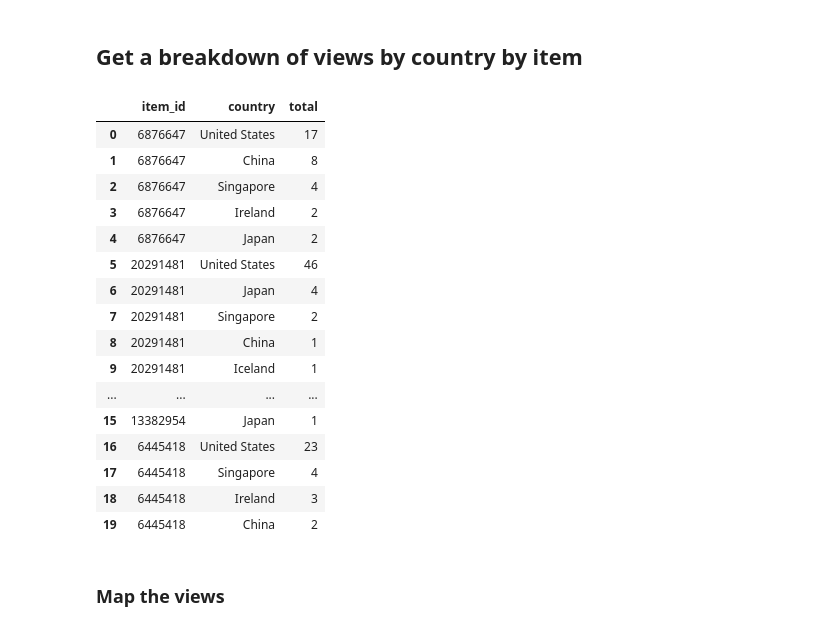
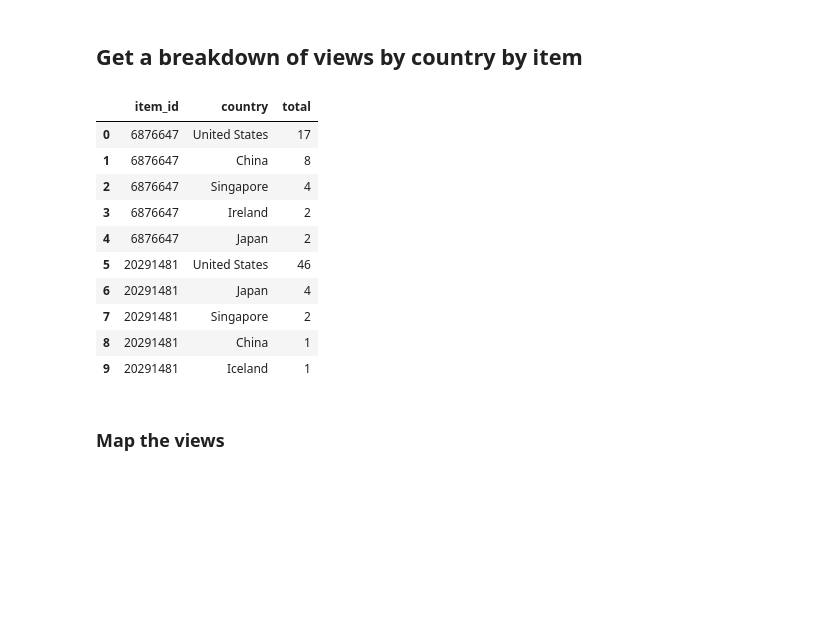
Before and after one commit to amckennafoster/figshare-api-scripts, a Jupyter notebook: download-metadata-personal-account/ACCOUNT-ITEMS-COLLECTIONS-SATS-BY-SEARCH-INDIV.ipynb, the cells around one changed output. Drawn from its saved outputs; the diff is of its cells as text; code cells hidden in the pictures; blank space fills up the shorter version.

```diff
--- a/download-metadata-personal-account/ACCOUNT-ITEMS-COLLECTIONS-SATS-BY-SEARCH-INDIV.ipynb
+++ b/download-metadata-personal-account/ACCOUNT-ITEMS-COLLECTIONS-SATS-BY-SEARCH-INDIV.ipynb
@@ -247,29 +247,23 @@ for i in articles:
 # %%
 #The results may have nested values for cities. Just get the totals by country and create a dataframe
 country_totals = []
 for record in breakdown:
     for item in record['breakdown']['total']:
         country_totals.append({'item_id':record['item_id'],'country':item,'total':record['breakdown']['total'][item]['total']})
 df_geoviews = pd.DataFrame(country_totals)
-df_geoviews.head(20)
+df_geoviews.head(10)
 # %% [output]
 |  | item_id | country | total |
 | 0 | 6876647 | United States | 17 |
 | 1 | 6876647 | China | 8 |
 | 2 | 6876647 | Singapore | 4 |
 | 3 | 6876647 | Ireland | 2 |
 | 4 | 6876647 | Japan | 2 |
 | 5 | 20291481 | United States | 46 |
 | 6 | 20291481 | Japan | 4 |
 | 7 | 20291481 | Singapore | 2 |
 | 8 | 20291481 | China | 1 |
 | 9 | 20291481 | Iceland | 1 |
-| ... | ... | ... | ... |
-| 15 | 13382954 | Japan | 1 |
-| 16 | 6445418 | United States | 23 |
-| 17 | 6445418 | Singapore | 4 |
-| 18 | 6445418 | Ireland | 3 |
-| 19 | 6445418 | China | 2 |
 # %% [markdown]
 ### Map the views
 # %%
```
Also changed, not shown: parts of 2 cells of this notebook, 2 other files.
